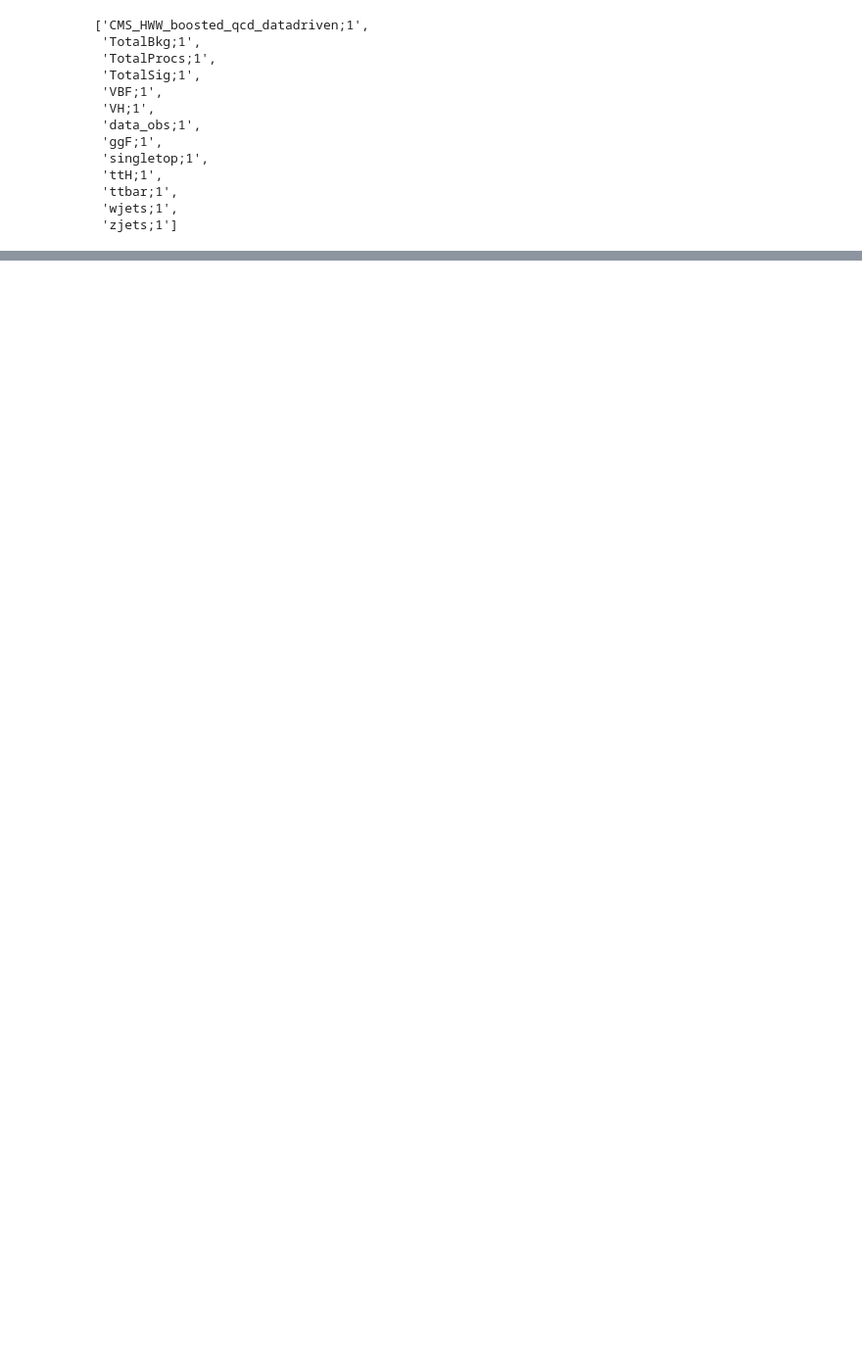
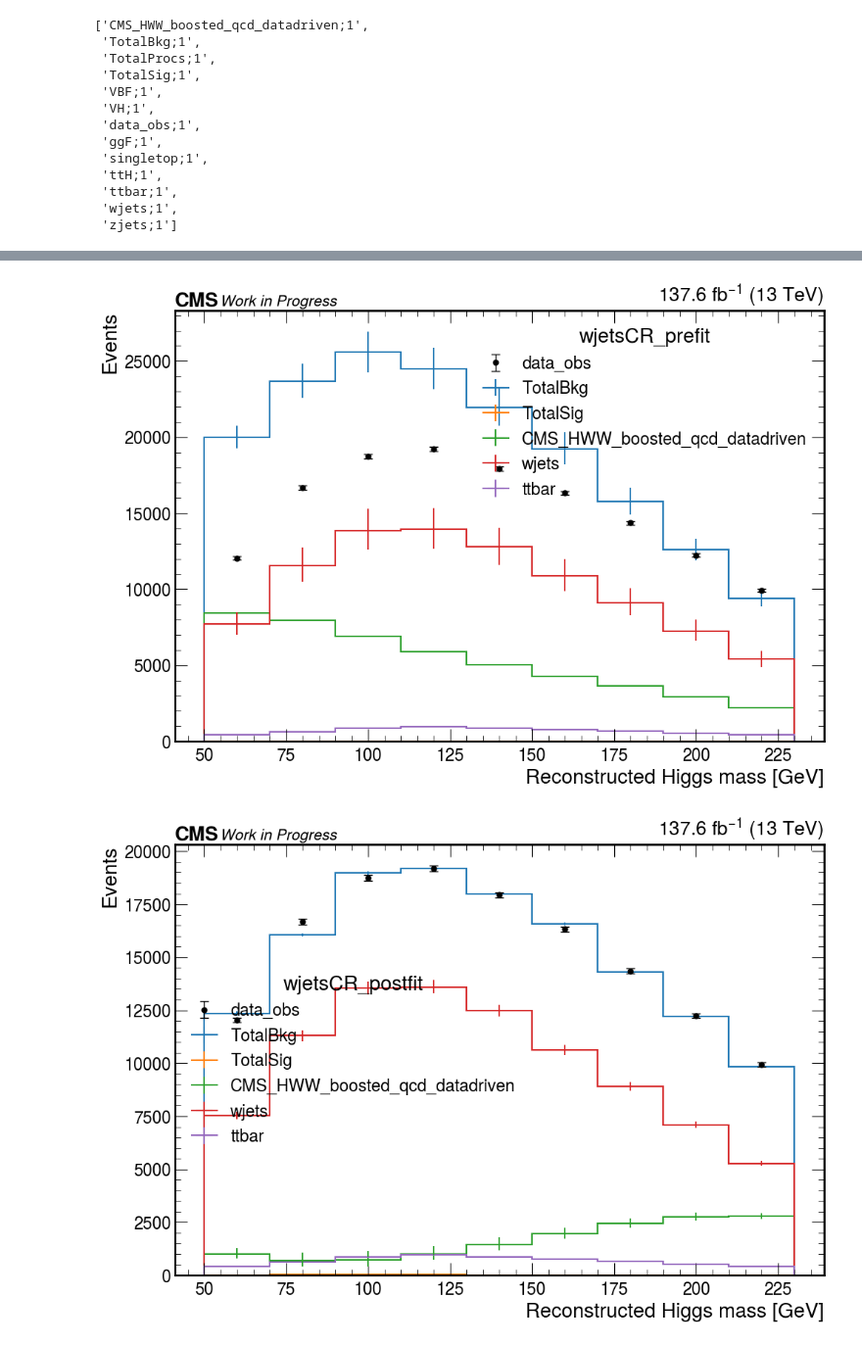
Before and after one commit to quinnanm/boostedhiggs, a Jupyter notebook: binder/combine.ipynb, the cells around one changed output, grey strips where cells are left out. Shown at 98% size. Cells and saved outputs as stored; diff of their text form; code cells hidden in the pictures; blank space fills up the shorter version.

```diff
--- a/binder/combine.ipynb
+++ b/binder/combine.ipynb
@@ -153,0 +154,34 @@ for key in ["failBlinded_prefit", "failBlinded_postfit"]:
+# %%
+for key in ["wjetsCR_prefit", "wjetsCR_postfit"]:
+    fig, ax = plt.subplots(figsize=(10,7), constrained_layout=True)
+
+    for sample in samples:
+
+        if sample == "data_obs":
+
+            hep.histplot(
+                f[key]["data_obs"],
+                ax=ax,
+                label=sample,
+                histtype="errorbar",
+                color="k",
+                capsize=4,
+            )
+
+        else:
+            hep.histplot(
+                f[key][sample],
+                ax=ax,
+                histtype="step",
+                label=sample,
+            )
+
+    ax.legend(title=key)
+    ax.set_ylabel(f"Events")
+    ax.set_xlabel(f"Reconstructed Higgs mass [GeV]")
+    ax.set_ylim(0)
+    hep.cms.lumitext("%.1f " % full_lumi + r"fb$^{-1}$ (13 TeV)", ax=ax, fontsize=20)
+    hep.cms.text("Work in Progress", ax=ax, fontsize=15)
+# %% [output]
+[figure, added]
+[figure, added]
```
Also changed, not shown: parts of 3 cells of this notebook, 3 other files.
